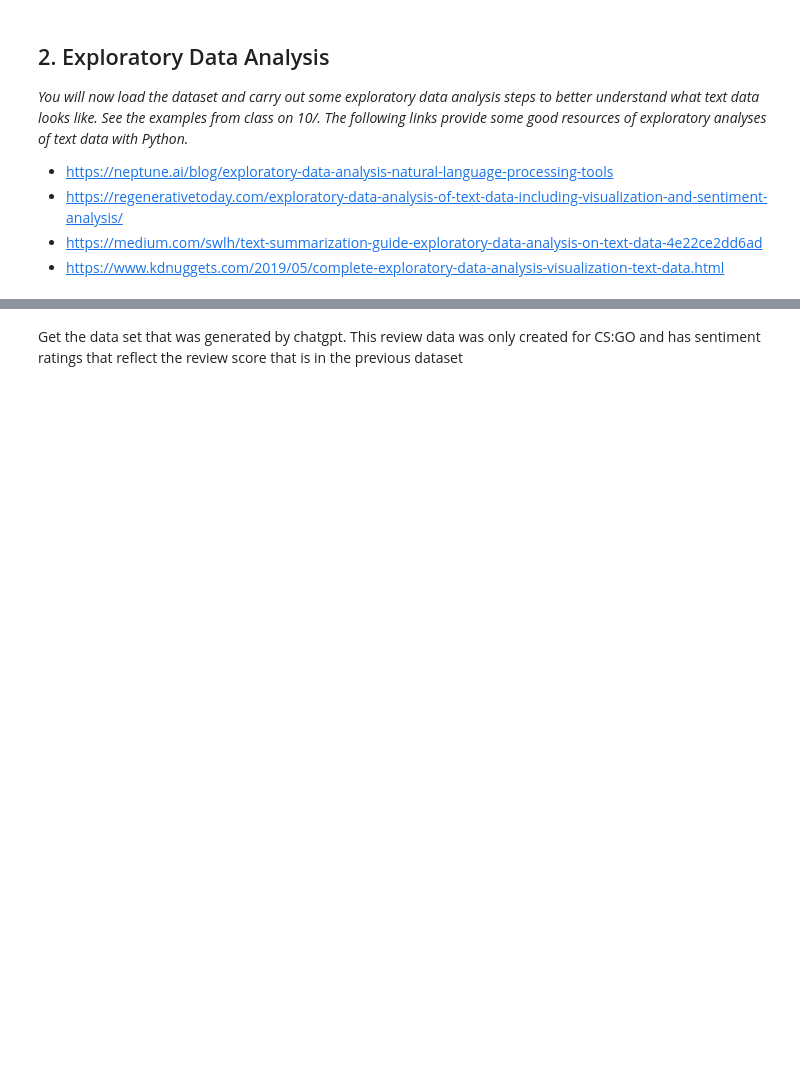
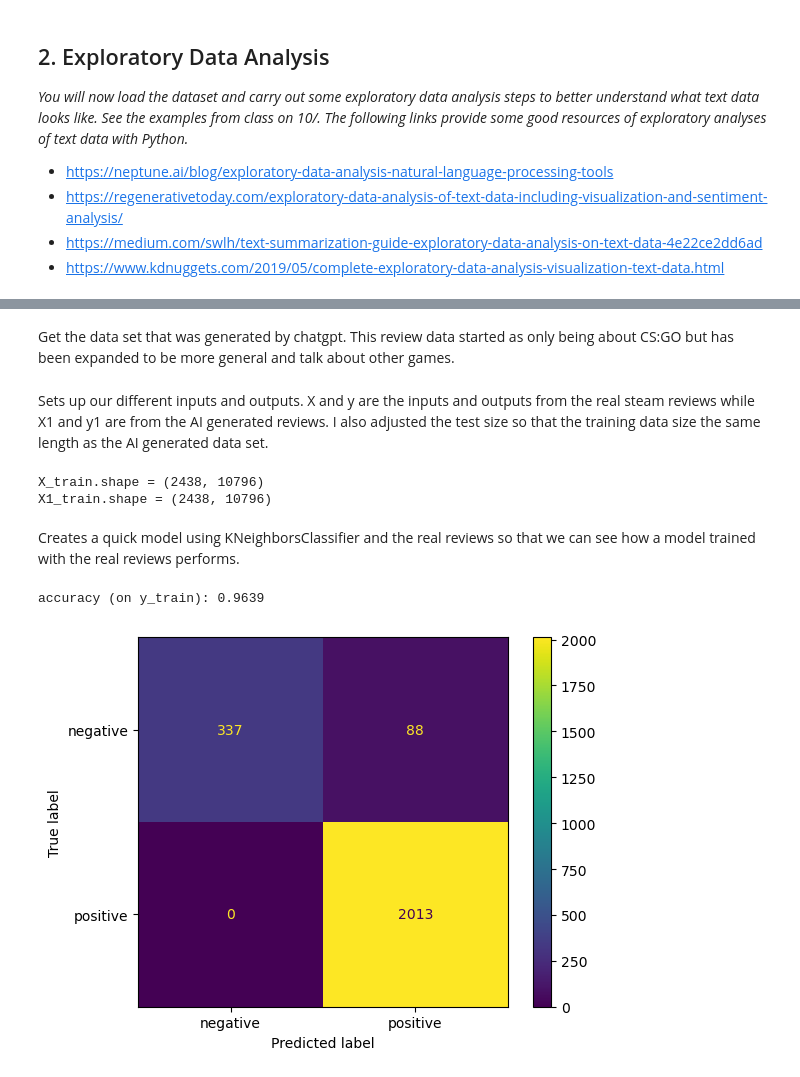
Before and after one commit to entrylevelcs/CS39AA-Project, a Jupyter notebook: project_part1.ipynb, the cells around one changed output, grey strips where cells are left out. Saved outputs shown, nothing was run; the diff lists cells and outputs as text; code cells hidden in the pictures; blank space fills up the shorter version.

Commit message:
Updated files
Updated project_part1.ipynb to include the Exploratory Data Analysis as well as the introductory paragraph. Added more review data for the gpt3.5_generated_data.csv.

```diff
--- a/project_part1.ipynb
+++ b/project_part1.ipynb
@@ -53,10 +38,45 @@ Get the data set from real steam reviews. Then truncate the data so we can just
 # %%
-human_data = '/kaggle/input/steam-reviews/dataset.csv'
+human_data = 'dataset.csv'
 df = pd.read_csv(human_data)
-df = df.loc[df['app_id'] == 10]
+sample_size = 12500
+df = df.sample(sample_size)
 # %% [markdown]
-Get the data set that was generated by chatgpt. This review data was only created for CS:GO and has sentiment ratings that reflect the review score that is in the previous dataset
+Get the data set that was generated by chatgpt. This review data started as only being about CS:GO but has been expanded to be more general and talk about other games.
 # %%
-ai_data = '/kaggle/input/ai-generated-dataset/gpt3.5_generated_data.csv'
-df2 = pd.read_csv(input_data_path + ai_data)
-df2.head()
+ai_data = 'gpt3.5_generated_data.csv'
+df2 = pd.read_csv(ai_data)
+# %% [markdown]
+Sets up our different inputs and outputs. X and y are the inputs and outputs from the real steam reviews while X1 and y1 are from the AI generated reviews. I also adjusted the test size so that the training data size the same length as the AI generated data set.
+# %%
+X = df['review_text'].copy()
+y = df['review_score'].copy()
+X1 = df2['Review'].copy()
+y1 = df2[' Sentiment'].copy()
+ai_data_size = X1.size
+
+X_train_raw, X_val_raw, y_train, y_val = train_test_split(X, y, test_size=((sample_size-ai_data_size)/sample_size), random_state=21)
+
+tfidf_vectorizer = TfidfVectorizer()
+X_train = tfidf_vectorizer.fit_transform(X_train_raw.values.astype('U')).toarray()
+X_val = tfidf_vectorizer.transform(X_val_raw.values.astype('U')).toarray()
+X1_train = tfidf_vectorizer.transform(X1.values.astype('U')).toarray()
+
+print(f"X_train.shape = {X_train.shape}")
+print(f"X1_train.shape = {X1_train.shape}")
+# %% [output]
+X_train.shape = (2438, 10796)
+X1_train.shape = (2438, 10796)
+# %% [markdown]
+Creates a quick model using KNeighborsClassifier and the real reviews so that we can see how a model trained with the real reviews performs.
+# %%
+model = KNeighborsClassifier(n_neighbors=12,weights='distance')
+model = model.fit(X_train, y_train)
+
+predictions_train = model.predict(X_train)
+
+disp = ConfusionMatrixDisplay(confusion_matrix(y_train, predictions_train), display_labels=['negative', 'positive'])
+disp.plot()
+print(f"accuracy (on y_train): {accuracy_score(y_train, predictions_train):.4f}")
+# %% [output]
+accuracy (on y_train): 0.9639
+[figure, added]
```
Also changed, not shown: parts of 9 cells of this notebook, 1 other file.
